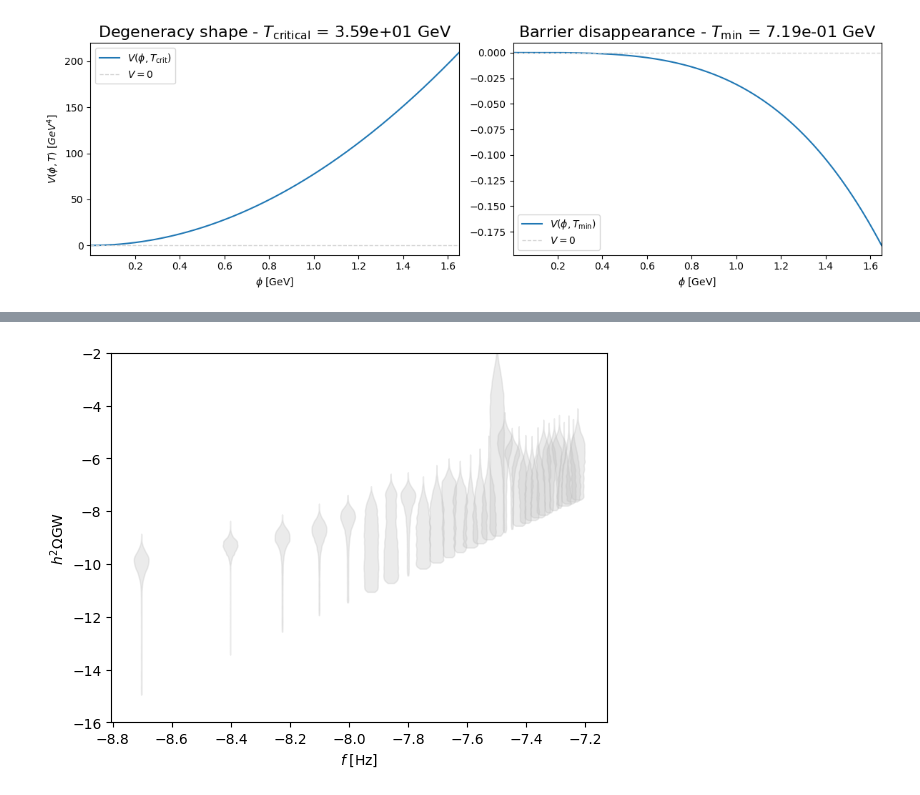
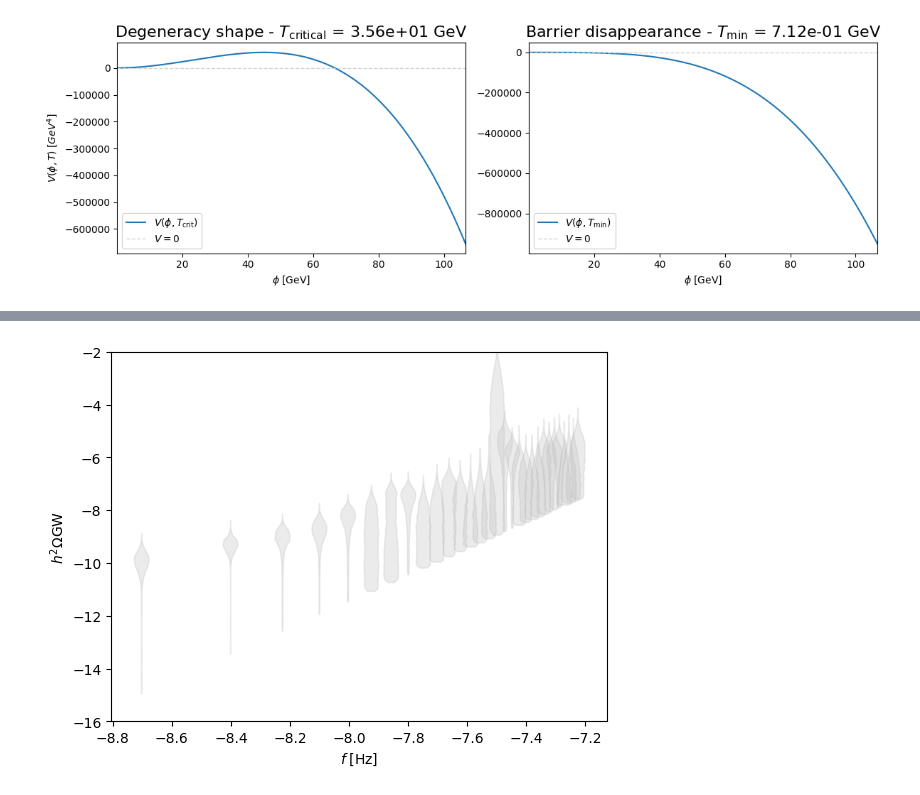
Before and after one commit to sajibsakhawat/ELENA, a Jupyter notebook: 4D_thermal_pars_BP4.ipynb, the cells around one changed output, grey strips where cells are left out. Saved outputs shown, nothing was run; the diff lists cells and outputs as text; code cells hidden in the pictures.

```diff
--- a/4D_thermal_pars_BP4.ipynb
+++ b/4D_thermal_pars_BP4.ipynb
@@ -393,7 +504,7 @@ units = np.random.choice(list(convert_units.keys()))
 
 # Parameters
 lambda_ = 6e-3
-g       = 0.749938
+g       =  0.749938
 vev, units = 3, "GeV"
 description = "BP4"
 
@@ -404,7 +515,7 @@ dp = AbelianHiggsCT(
     g=g,
     daisyType=2,              # 0/1/2
     xstep=vev*1e-3,
-    Tstep=vev*1e-3
+    Tstep_abs=vev*1e-3 # Corrected: Changed 'Tstep' to 'Tstep_abs'
 )
 
 # Potential difference relative to phi=0:
@@ -468,7 +579,7 @@ import numpy as np
 # The `phi` variable was used in V() and for plot limits but was not defined in this scope.
 # It should be defined with the same parameters used for T_max and T_min calculations.
 
-_Phimax_for_plot = 0.55* vev # vev is 500.0 from earlier cell
+_Phimax_for_plot = 35.55* vev # vev is 500.0 from earlier cell
 _T_step_for_calc = 1e-4 # T_step is 1e-2 from earlier cell
 _step_phi_for_plot = vev * _T_step_for_calc # This will be 500 * 0.01 = 5.0
 
@@ -481,34 +592,34 @@ if T_max is not None:
 if T_min is not None:
     v_min = V(phi, T_min)
 
 fig, axes = plt.subplots(1, 2, figsize=(12, 4))
 
 if T_max is not None:
     v_max = V(phi, T_max)
     # Changed label and title strings to raw strings (r"...") to avoid SyntaxWarning
     axes[0].plot(phi, v_max, label = r'$V(\phi, T_\mathrm{{crit}})$')
     axes[0].set_title(rf'Degeneracy shape - $T_\mathrm{{critical}}$ = {T_max:.2e} {units}',fontsize=16)
     axes[0].set_xlim(phi[0], phi[-1])
     # Changed ylabel string to raw string to avoid SyntaxWarning with \phi
     axes[0].set_ylabel(rf'$V(\phi, T)$ $[{units}^{4}]$')
 
 if T_min is not None:
     v_min = V(phi, T_min)
     # Changed label and title strings to raw strings (r"...") to avoid SyntaxWarning
     axes[1].plot(phi, v_min, label= r'$V(\phi, T_\mathrm{{min}})$')
     axes[1].set_title(rf'Barrier disappearance - $T_\mathrm{{min}}$ = {T_min:.2e} {units}',fontsize=16)
     axes[1].set_xlim(phi[0], phi[-1])
 
 for ax in axes:
     # Changed xlabel string to raw string to avoid SyntaxWarning with \phi
     ax.set_xlabel(rf'$\phi$ [{units}]')
     ax.axhline(false_min_tmax[1], color='lightgrey', linestyle='--', linewidth=1, label = "$V = 0$")
     ax.legend()
 
 plt.tight_layout()
 plt.show()
 # %% [output]
-[figure, old version]
+[figure, new version]
 # %%
 maxvev
 # %% [output]
```
Also changed, not shown: parts of 28 cells of this notebook.
